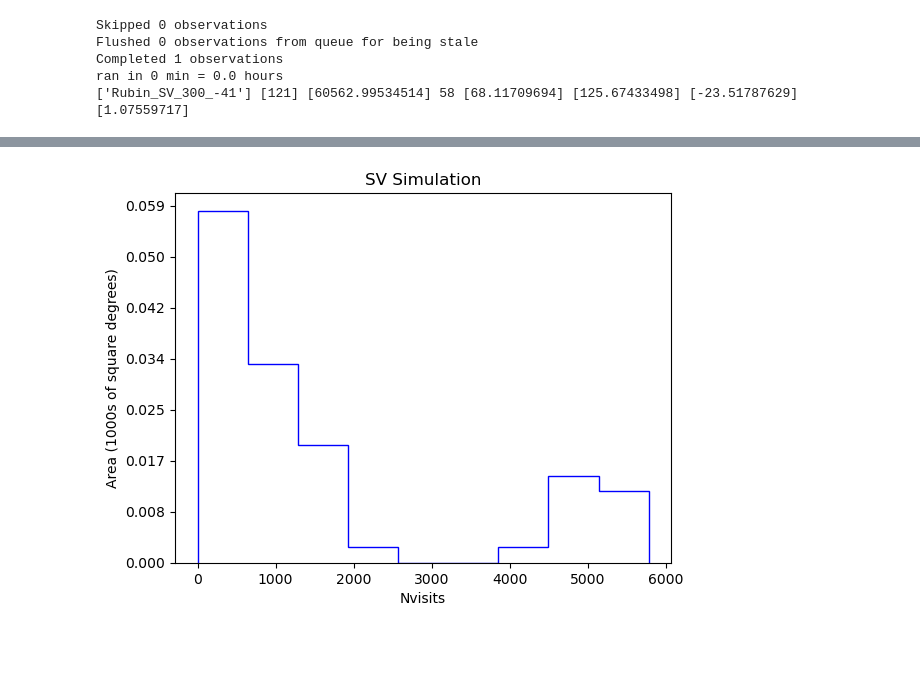
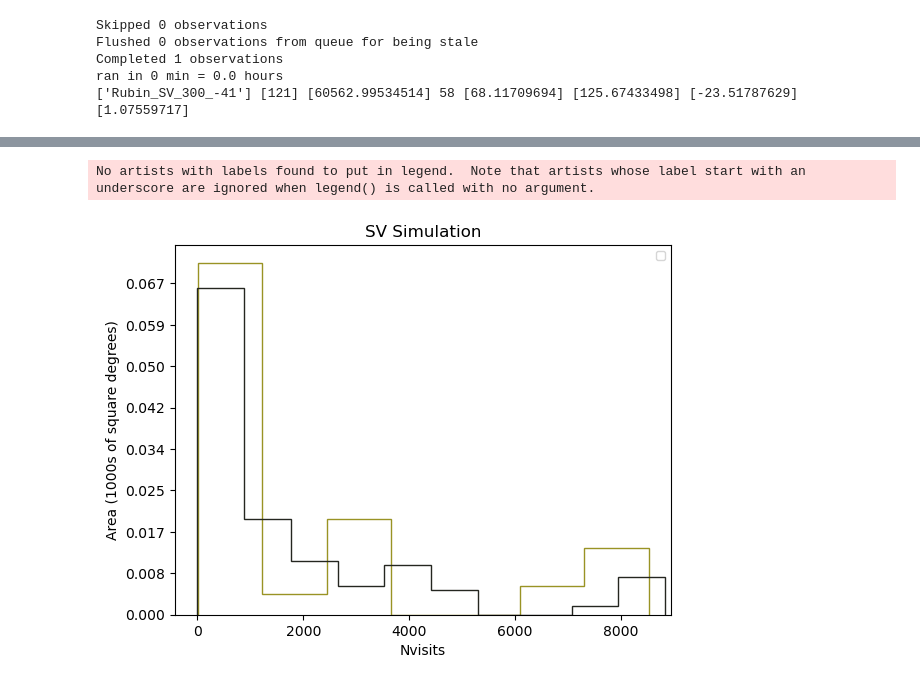
Before and after one commit to rhiannonlynne/ops_rehearsal_commissioning_2024, a Jupyter notebook: ComCam_Sims.ipynb, the cells around one changed output, grey strips where cells are left out. Cells and saved outputs as stored; diff of their text form; code cells hidden in the pictures; blank space fills up the shorter version.

```diff
--- a/ComCam_Sims.ipynb
+++ b/ComCam_Sims.ipynb
@@ -557,9 +490,18 @@ m = maf.CountMetric(col='observationStartMJD')
 s = maf.HealpixSlicer(64)
 bundle = maf.MetricBundle(m, s, "")
 
-visits_np = visits.to_records()  # MAF does need a np.ndarray
+visits_np = visits.to_records()  # MAF does need a np.ndarray, so convert.
 out_dir='test'
 g = maf.MetricBundleGroup({'0': bundle}, None, out_dir=out_dir)
 g.run_current('', sim_data=visits_np)
+
+m = maf.CountMetric(col='observationStartMJD')
+s = maf.HealpixSlicer(64)
+bundle2 = maf.MetricBundle(m, s, "")
+
+visits_np2 = visits2.to_records()  # MAF does need a np.ndarray, so convert.
+out_dir='test'
+g = maf.MetricBundleGroup({'0': bundle2}, None, out_dir=out_dir)
+g.run_current('', sim_data=visits_np2)
 # %% [output]
 Healpix slicer using NSIDE=64, approximate resolution 54.967783 arcminutes
@@ -576,7 +528,8 @@ for f in np.unique(visits_np['target']):
 # %%
 ph = maf.PlotHandler(out_dir=out_dir, thumbnail=False, fig_format='png')
-ph.set_metric_bundles([bundle])
+ph.set_metric_bundles([bundle, bundle2])
 plot_dict = {'xlabel': 'Nvisits', 'title': "SV Simulation"}
 fig = ph.plot(maf.HealpixHistogram(), plot_dict)
 # %% [output]
+No artists with labels found to put in legend.  Note that artists whose label start with an underscore are ignored when legend() is called with no argument.
-[figure, old version]
+[figure, new version]
```
Also changed, not shown: parts of 24 cells of this notebook.
